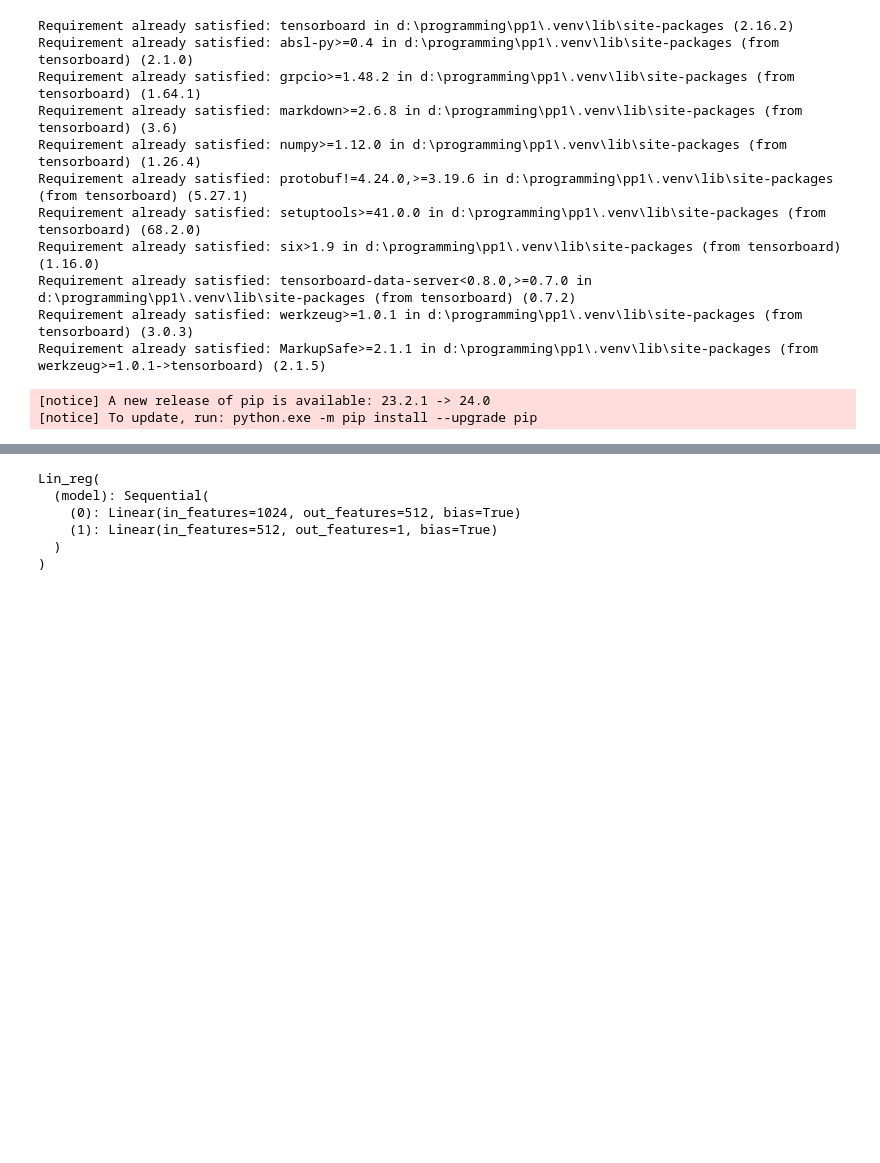
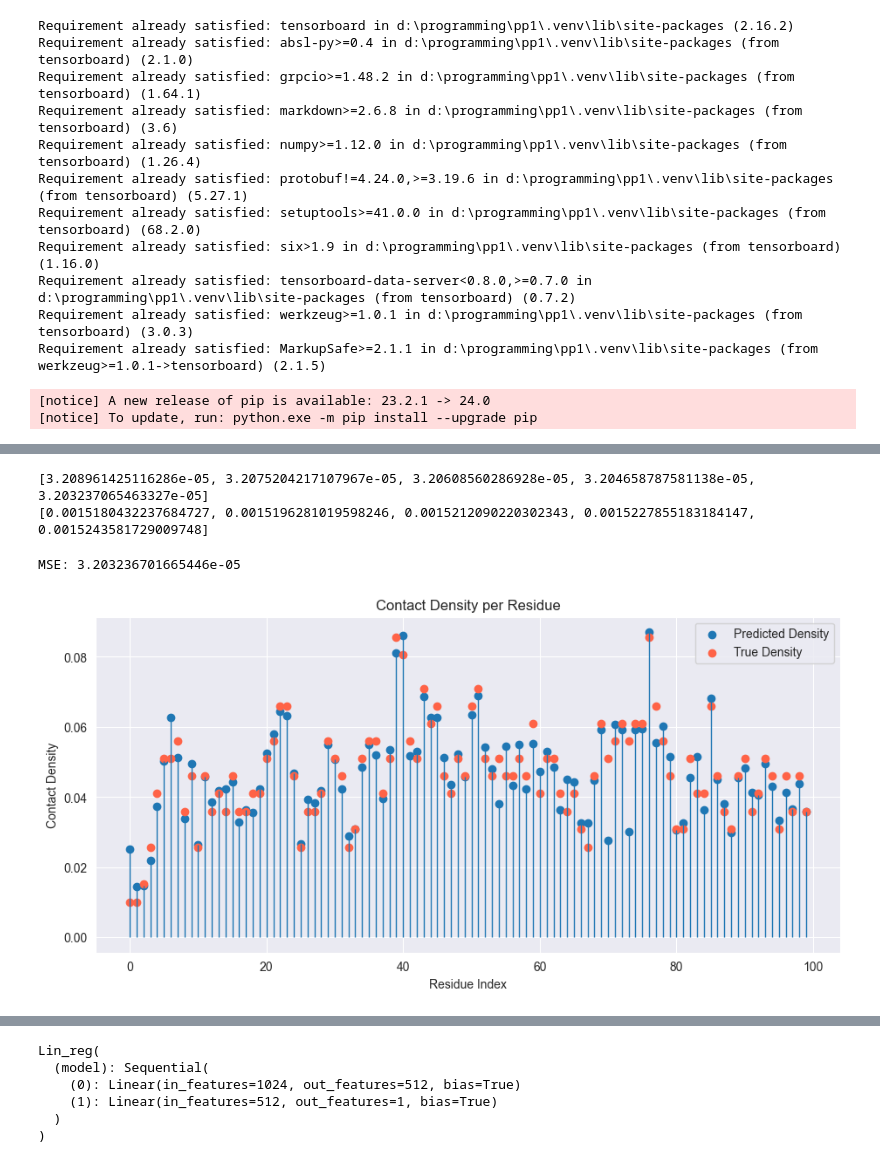
Before and after one commit to Eeeeelias/Protein-Prediction-1, a Jupyter notebook: runner.ipynb, the cells around one changed output, grey strips where cells are left out. Drawn from its saved outputs; the diff is of its cells as text; code cells hidden in the pictures; blank space fills up the shorter version.

```diff
--- a/runner.ipynb
+++ b/runner.ipynb
@@ -38,21 +38,23 @@ h_params = {
     'input_size': 1024,
     'n_hidden': 512,
     'batch_size': 128,
-    'epochs':20,
-    'lr': .01
+    'epochs':100,
+    'lr': .001,
+    'patience': 5
 }
 # %%
 device = torch.device('cuda' if torch.cuda.is_available() else 'cpu')
 
 # Linear regression model
-# linear_regression = Lin_reg(h_params)
-# linear_regression = linear_regression.to(device)
+linear_regression = Lin_reg(h_params)
+linear_regression.to(device)
 
 # Linear regression model with Relu activation
-linear_regression_relu = Lin_reg_relu(h_params)
-linear_regression_relu = linear_regression_relu.to(device)
+# linear_regression_relu = Lin_reg_relu(h_params)
+# linear_regression_relu.to(device)
 
 # Neural network model
 
-# neural_net = NeuralNet(h_params)
-# neural_net = neural_net.to(device)
+neural_net = NeuralNet(h_params)
+neural_net.to(device)
+model = neural_net
@@ -139,0 +88,58 @@ torch.save(best_model.state_dict(), 'models/neural_net.pth')
+# %%
+tmp_mean = None
+for i in range(500):
+    inputs, targets = inputs.to(model.device), targets.to(model.device)
+    optimizer.zero_grad()
+    outputs = model(inputs)
+    outputs = outputs.view(-1)
+    loss = criterion(outputs, targets)
+    loss.backward()
+    optimizer.step()
+    losses_train.append(loss.item())
+    # do validation
+    val_loss = 0.0
+    with torch.no_grad():
+        val_running_loss = 0.0
+        # remove mean from targets
+        val_inputs, val_targets = val_inputs.to(model.device), val_targets.to(model.device)
+        val_outputs = model(val_inputs)
+        val_outputs = val_outputs.view(-1)
+        val_loss += criterion(val_outputs, val_targets).item()
+        val_running_loss += val_loss
+    losses_val.append(val_loss)
+
+# print last 5 losses
+print(losses_train[-5:])
+print(losses_val[-5:])
+# %% [output]
+[3.208961425116286e-05, 3.2075204217107967e-05, 3.20608560286928e-05, 3.204658787581138e-05, 3.203237065463327e-05]
+[0.0015180432237684727, 0.0015196281019598246, 0.0015212090220302343, 0.0015227855183184147, 0.0015243581729009748]
+# %%
+truths = targets.cpu().numpy()
+preds = outputs.detach().cpu().numpy()
+
+# add mean to both predictions and truths
+truths = truths + target_mean.item()
+preds = preds + target_mean.item()
+# clip predictions to 0
+# preds = np.clip(preds, 0, None)
+
+# calculate MSE between predictions and truths
+mse = np.mean((truths - preds) ** 2)
+print(f"MSE: {mse}")
+
+truths = truths[:100]
+preds = preds[:100]
+plt.figure(figsize=(11, 5))
+plt.scatter(range(len(preds)), preds, label="Predicted Density")
+plt.scatter(range(len(truths)), truths, c="tomato", label="True Density")
+plt.vlines(x=range(len(preds)), linestyle='-', linewidth=1, ymin=0, ymax=preds)
+plt.xlabel("Residue Index")
+plt.ylabel("Contact Density")
+plt.title("Contact Density per Residue")
+plt.legend()
+plt.savefig("neural_net_density.png")
+plt.show()
+# %% [output]
+MSE: 3.203236701665446e-05
+[figure, added]
```
Also changed, not shown: parts of 8 cells of this notebook, 3 other files.
